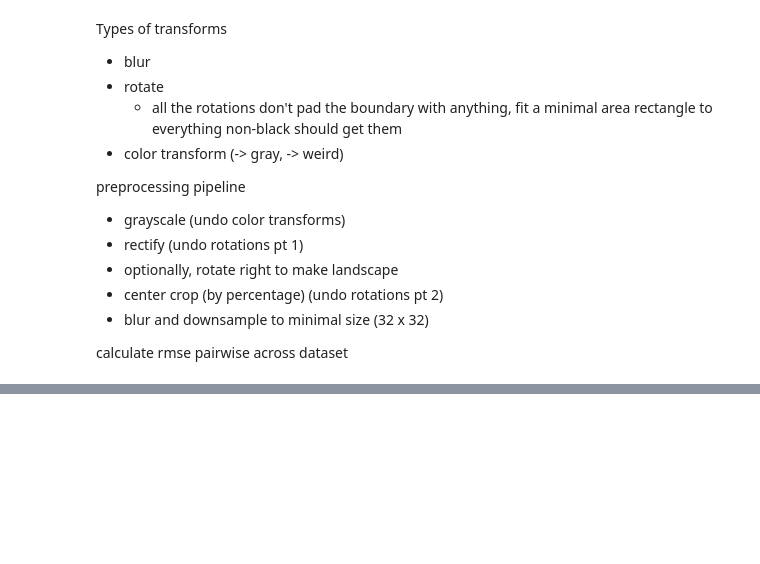
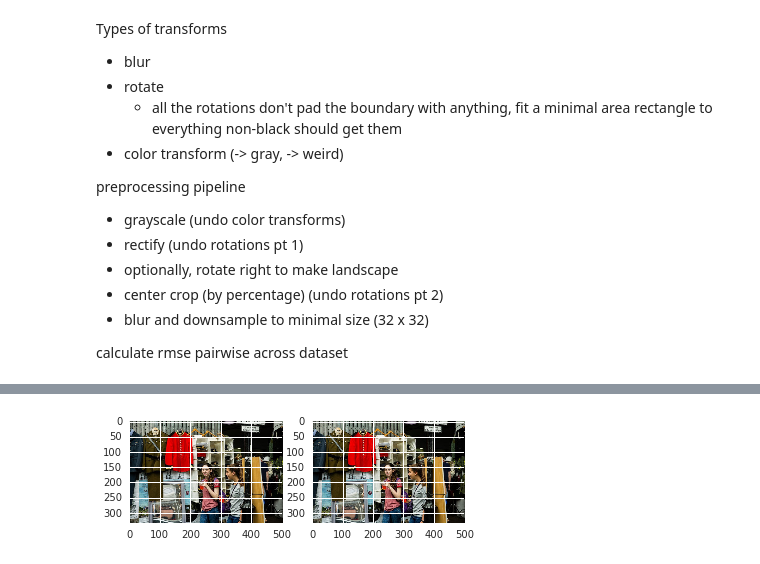
Before and after one commit to ckchow/image_match, a Jupyter notebook: main.ipynb, the cells around one changed output, grey strips where cells are left out. Cells and saved outputs as stored; diff of their text form; code cells hidden in the pictures; blank space fills up the shorter version.

Commit message:
orb - flann based wip

```diff
--- a/main.ipynb
+++ b/main.ipynb
@@ -179,0 +116,73 @@ with sns.axes_style('white'):
+# %%
+rotated_image_name = Path('./modified_images/fe6c006d-655b-4f69-b7d8-c8063df3d2d3.png')
+gray_image_name = Path('./modified_images/fe984cbe-8906-46eb-b4d2-c6000836fbb2.png')
+
+modified = Path('./modified_images/90ff1040-9b89-4d38-882b-09466867266f.png')
+original = Path('./original_images/26940450475_1e16103e28_h.png')
+
+
+plt.subplot(121)
+plt.imshow(Image.open(str(original)))
+plt.subplot(122)
+plt.imshow(Image.open(str(modified)))
+
+orb = cv2.ORB()
+
+def orb_features(image_path, orb, blur=False):
+    image = cv2.imread(str(image_path))
+
+    gray = cv2.cvtColor(image, cv2.COLOR_BGR2GRAY)
+
+    if blur:
+        gray = cv2.GaussianBlur(gray, (11, 11), sigmaX=0)
+
+    kp, des = orb.detectAndCompute(gray, None)
+
+#     test = cv2.drawKeypoints(gray, kp, color=(0, 255, 0))
+
+#     plt.
+
+    return kp, des
+
+index_params = {
+    'algorithm':6,
+    'trees':5
+}
+
+search_params = {
+    'checks': 50
+}
+
+
+flann = cv2.FlannBasedMatcher(index_params, search_params)
+
+def match_quality(im1, im2, orb, flann):
+
+    kp1, des1 = orb_features(im1, orb, blur=True)
+    kp2, des2 = orb_features(im2, orb, blur=True)
+
+    matches = flann.knnMatch(des1, des2, k=2)
+
+    good_matches = 0.
+    for i, m in enumerate(matches):
+        if len(m) < 2:
+            good_matches += 1
+            continue
+        if m[0].distance < 0.7*m[1].distance:
+            good_matches += 1
+
+
+    match_quality = good_matches / len(matches)
+    return match_quality
+
+match_quality(ori)
+# draw_params = dict(matchColor = (0,255,0),
+#                    singlePointColor = (255,0,0),
+#                    matchesMask = matchesMask,
+#                    flags = 0)
+
+# img3 = cv2.d(img1,kp1,img2,kp2,matches,None,**draw_params)
+# plt.figure()
+# plt.imshow(img3,),plt.show()
+# %% [output]
+[figure, added]
```
Also changed, not shown: parts of 2 cells of this notebook.
